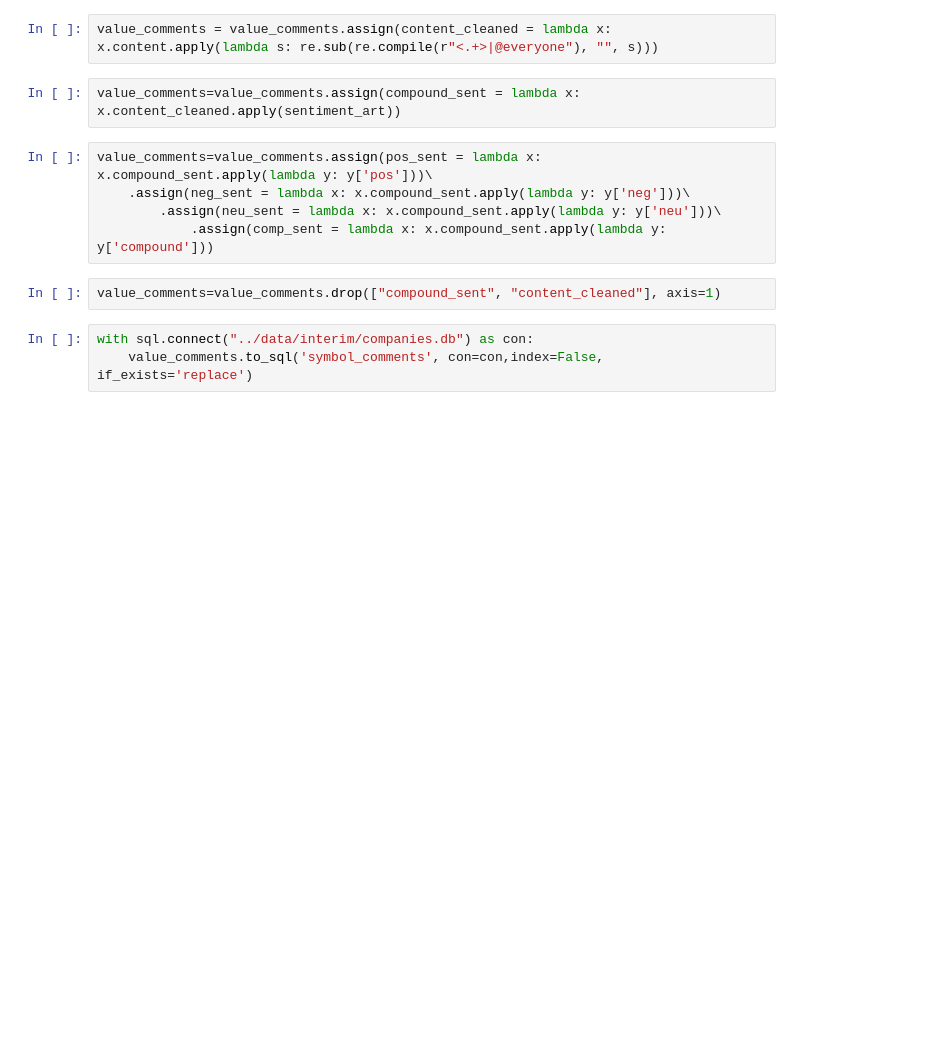
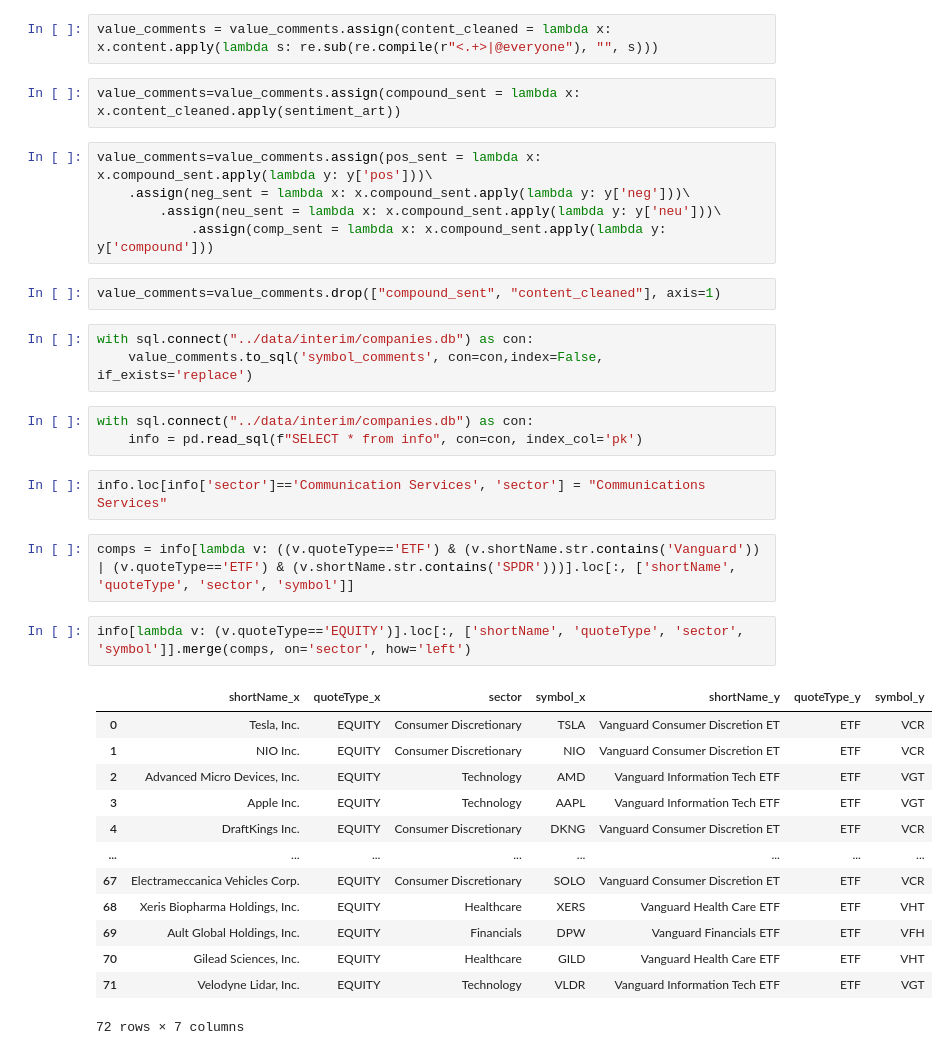
Before and after one commit to kyle-rgb/Discord_Project, a Jupyter notebook: notebooks/Data_Cleaning.ipynb, the cells around one changed output. Saved outputs shown, nothing was run; the diff lists cells and outputs as text; blank space fills up the shorter version.

```diff
--- a/notebooks/Data_Cleaning.ipynb
+++ b/notebooks/Data_Cleaning.ipynb
@@ -3689,3 +3689,26 @@ value_comments=value_comments.drop(["compound_sent", "content_cleaned"], axis=1)
 # %%
 with sql.connect("../data/interim/companies.db") as con:
     value_comments.to_sql('symbol_comments', con=con,index=False, if_exists='replace')
+# %%
+with sql.connect("../data/interim/companies.db") as con:
+    info = pd.read_sql(f"SELECT * from info", con=con, index_col='pk')
+# %%
+info.loc[info['sector']=='Communication Services', 'sector'] = "Communications Services"
+# %%
+comps = info[lambda v: ((v.quoteType=='ETF') & (v.shortName.str.contains('Vanguard')) | (v.quoteType=='ETF') & (v.shortName.str.contains('SPDR')))].loc[:, ['shortName', 'quoteType', 'sector', 'symbol']]
+# %%
+info[lambda v: (v.quoteType=='EQUITY')].loc[:, ['shortName', 'quoteType', 'sector', 'symbol']].merge(comps, on='sector', how='left')
+# %% [output]
+|  | shortName_x | quoteType_x | sector | symbol_x | shortName_y | quoteType_y | symbol_y |
+| 0 | Tesla, Inc. | EQUITY | Consumer Discretionary | TSLA | Vanguard Consumer Discretion ET | ETF | VCR |
+| 1 | NIO Inc. | EQUITY | Consumer Discretionary | NIO | Vanguard Consumer Discretion ET | ETF | VCR |
+| 2 | Advanced Micro Devices, Inc. | EQUITY | Technology | AMD | Vanguard Information Tech ETF | ETF | VGT |
+| 3 | Apple Inc. | EQUITY | Technology | AAPL | Vanguard Information Tech ETF | ETF | VGT |
+| 4 | DraftKings Inc. | EQUITY | Consumer Discretionary | DKNG | Vanguard Consumer Discretion ET | ETF | VCR |
+| ... | ... | ... | ... | ... | ... | ... | ... |
+| 67 | Electrameccanica Vehicles Corp. | EQUITY | Consumer Discretionary | SOLO | Vanguard Consumer Discretion ET | ETF | VCR |
+| 68 | Xeris Biopharma Holdings, Inc. | EQUITY | Healthcare | XERS | Vanguard Health Care ETF | ETF | VHT |
+| 69 | Ault Global Holdings, Inc. | EQUITY | Financials | DPW | Vanguard Financials ETF | ETF | VFH |
+| 70 | Gilead Sciences, Inc. | EQUITY | Healthcare | GILD | Vanguard Health Care ETF | ETF | VHT |
+| 71 | Velodyne Lidar, Inc. | EQUITY | Technology | VLDR | Vanguard Information Tech ETF | ETF | VGT |
+72 rows × 7 columns
```
Also changed, not shown: parts of 4 cells of this notebook, 5 other files.
